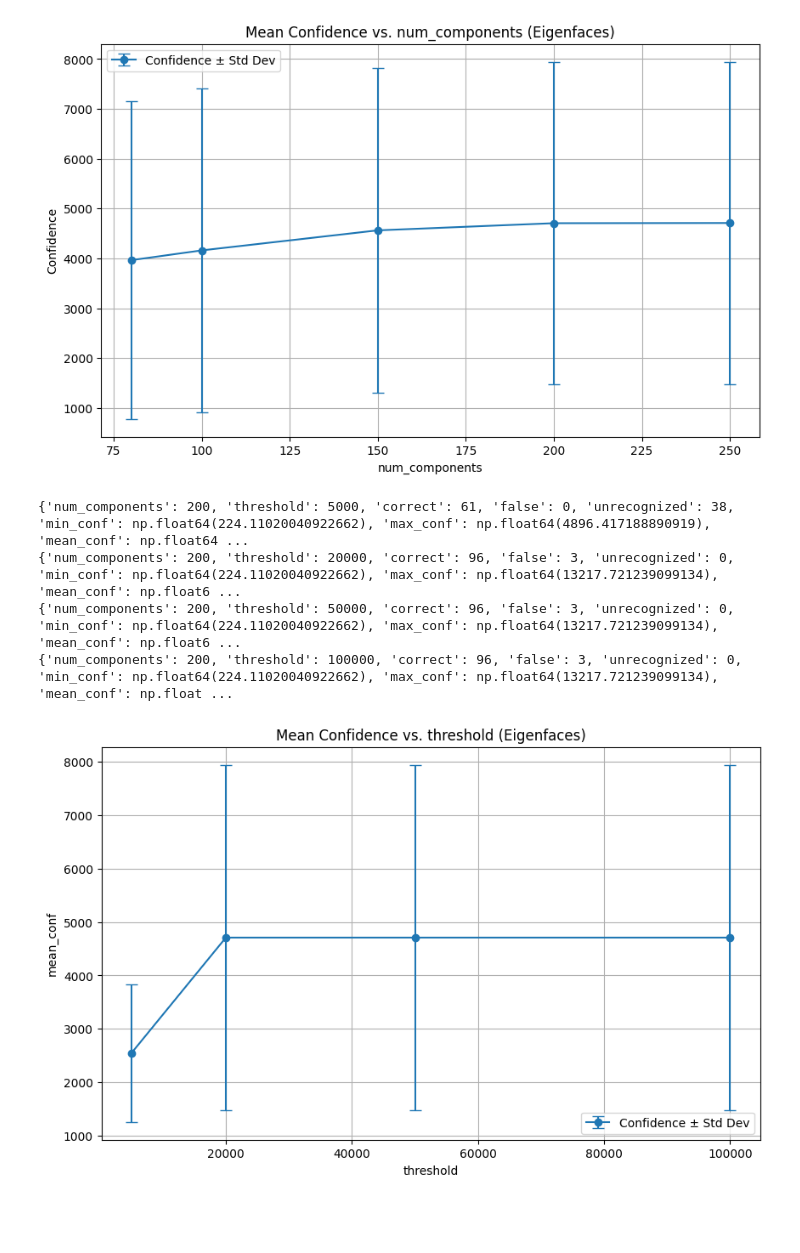
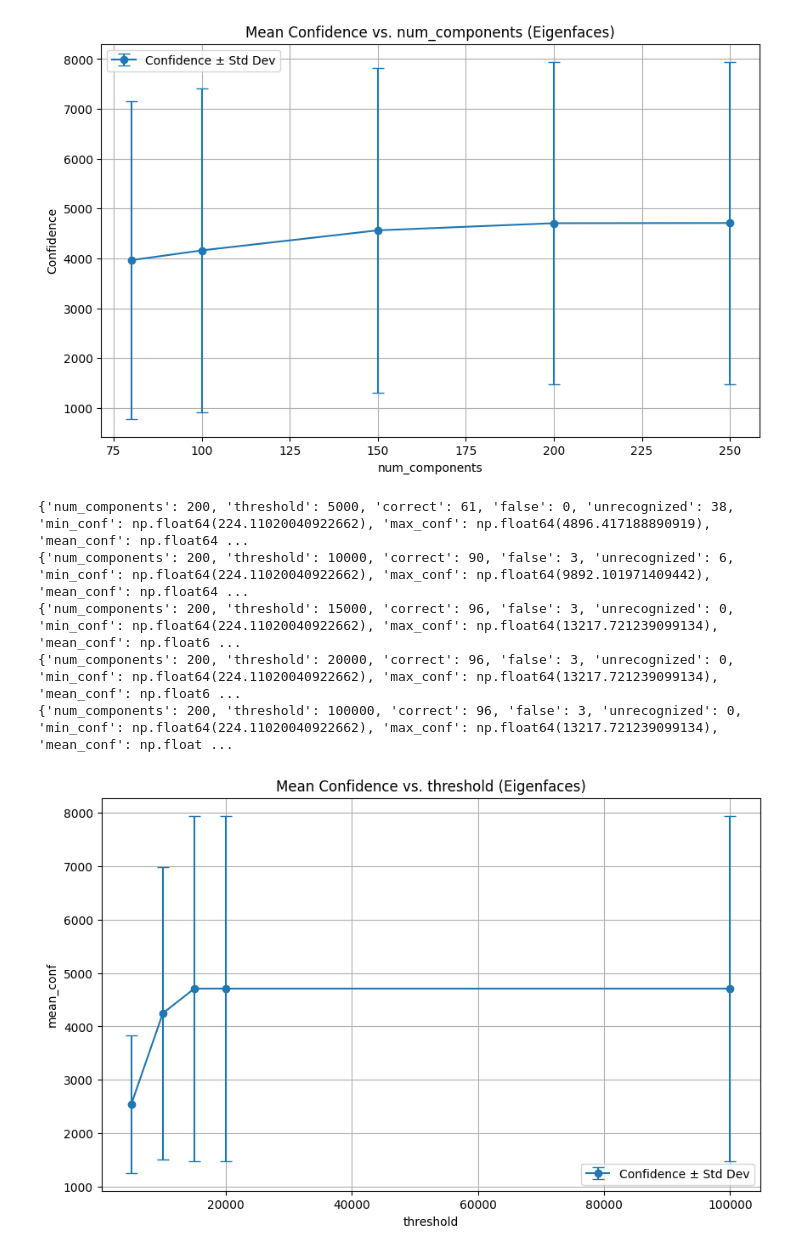
Before and after one commit to WellKnownDedication/video-and-image-proccessing, a Jupyter notebook: src/Complex_classifier/Dataset processing.ipynb, the cells around one changed output. Saved outputs shown, nothing was run; the diff lists cells and outputs as text; code cells hidden in the pictures; blank space fills up the shorter version.

Commit message:
eigenface

```diff
--- a/src/Complex_classifier/Dataset processing.ipynb
+++ b/src/Complex_classifier/Dataset processing.ipynb
@@ -12,3 +14,16 @@ import matplotlib.pyplot as plt
+# %%
+face_cascade = cv2.CascadeClassifier(f"../../data/haar_clasifier/haarcascade_frontalface_default.xml")
+
+def detect_face(img, cascade=face_cascade, scalefactor=1.2, minNeighbours=8):
+
+    face_img = img.copy()
+    face_rect = cascade.detectMultiScale(face_img, scaleFactor = scalefactor, minNeighbors = minNeighbours)
+
+    for (x, y, w, h) in face_rect:
+        cv2.rectangle(face_img, (x, y),
+                      (x + w, y + h), (255, 0, 255), 10)\
+
+    return face_img
 # %% [markdown]
 # Eigenface
 # %%
@@ -78,13 +92,22 @@ def run_eigenface_experiment(train_imgs, train_labels, test_imgs, test_labels, n
 
                 print(result)
 
-                # Save reconstructed eigenface image for visual reference
-                if correct >= max(result['correct'] for result in results):  # save best so far
-                    label_str = f"Eigenfaces_nc{num_components}"
+                if correct >= max(result['correct'] for result in results):
                     sample_img = test_imgs[0]
-                    predicted_label, _ = model.predict(sample_img)
-                    result_img_path = f"{label_str}_prediction_label{predicted_label}.jpg"
-                    cv2.imwrite(result_img_path, sample_img)
+                    predicted_label, confidence = model.predict(sample_img)
+                    label_text = f"Predicted: {predicted_label}, Conf: {int(confidence)}"
+
+                    img = detect_face(sample_img)
+                    cv2.putText(
+                        img,
+                        label_text,
+                        org=(10, 30),
+                        fontFace=cv2.FONT_HERSHEY_SIMPLEX,
+                        fontScale=0.5,
+                        color=(255, 0, 0)
+                    )
+                    img_path = f"../../data/complex/classified/eigenface_nc:{num_components}_th:{threshold}_cf:{confidence}.jpg"
+                    cv2.imwrite(img_path, img)
 
     return results
 # %%
@@ -116,30 +137,29 @@ plt.show()
 [figure]
 # %%
 num_components_list = [200]
-threshold_list = [5000, 20000, 50000, 100000]
+threshold_list = [5000, 10000, 15000, 20000, 100000]
 results = run_eigenface_experiment(train_imgs, train_labels, test_imgs, test_labels, num_components_list, threshold_list)
 df_results = pd.concat([df_results, pd.DataFrame(results)], axis=0)
 
-# Plotting
 x = [r['threshold'] for r in results]
 y = [r['mean_conf'] for r in results]
 yerr = [r['std_conf'] if r['std_conf'] is not None else 0 for r in results]
 
 plt.figure(figsize=(10, 6))
 plt.errorbar(x, y, yerr=yerr, fmt='-o', capsize=5, label='Confidence ± Std Dev')
 plt.title('Mean Confidence vs. threshold (Eigenfaces)')
 plt.xlabel('threshold')
 plt.ylabel('mean_conf')
 plt.grid()
 plt.legend()
-plt.savefig("eigenfaces_confidence_vs_components.png")
 plt.show()
 # %% [output]
 {'num_components': 200, 'threshold': 5000, 'correct': 61, 'false': 0, 'unrecognized': 38, 'min_conf': np.float64(224.11020040922662), 'max_conf': np.float64(4896.417188890919), 'mean_conf': np.float64 ...
+{'num_components': 200, 'threshold': 10000, 'correct': 90, 'false': 3, 'unrecognized': 6, 'min_conf': np.float64(224.11020040922662), 'max_conf': np.float64(9892.101971409442), 'mean_conf': np.float64 ...
+{'num_components': 200, 'threshold': 15000, 'correct': 96, 'false': 3, 'unrecognized': 0, 'min_conf': np.float64(224.11020040922662), 'max_conf': np.float64(13217.721239099134), 'mean_conf': np.float6 ...
 {'num_components': 200, 'threshold': 20000, 'correct': 96, 'false': 3, 'unrecognized': 0, 'min_conf': np.float64(224.11020040922662), 'max_conf': np.float64(13217.721239099134), 'mean_conf': np.float6 ...
-{'num_components': 200, 'threshold': 50000, 'correct': 96, 'false': 3, 'unrecognized': 0, 'min_conf': np.float64(224.11020040922662), 'max_conf': np.float64(13217.721239099134), 'mean_conf': np.float6 ...
 {'num_components': 200, 'threshold': 100000, 'correct': 96, 'false': 3, 'unrecognized': 0, 'min_conf': np.float64(224.11020040922662), 'max_conf': np.float64(13217.721239099134), 'mean_conf': np.float ...
-[figure, old version]
+[figure, new version]
 # %%
 df_results
 # %% [output]
```
Also changed, not shown: parts of 6 cells of this notebook, 1 other file.
